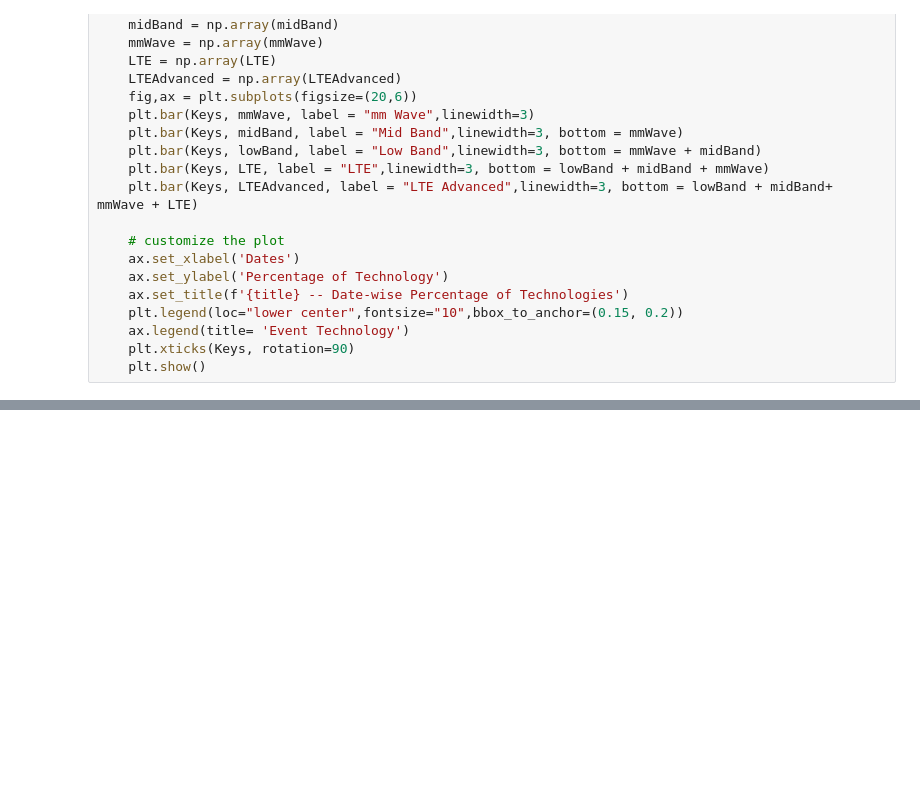
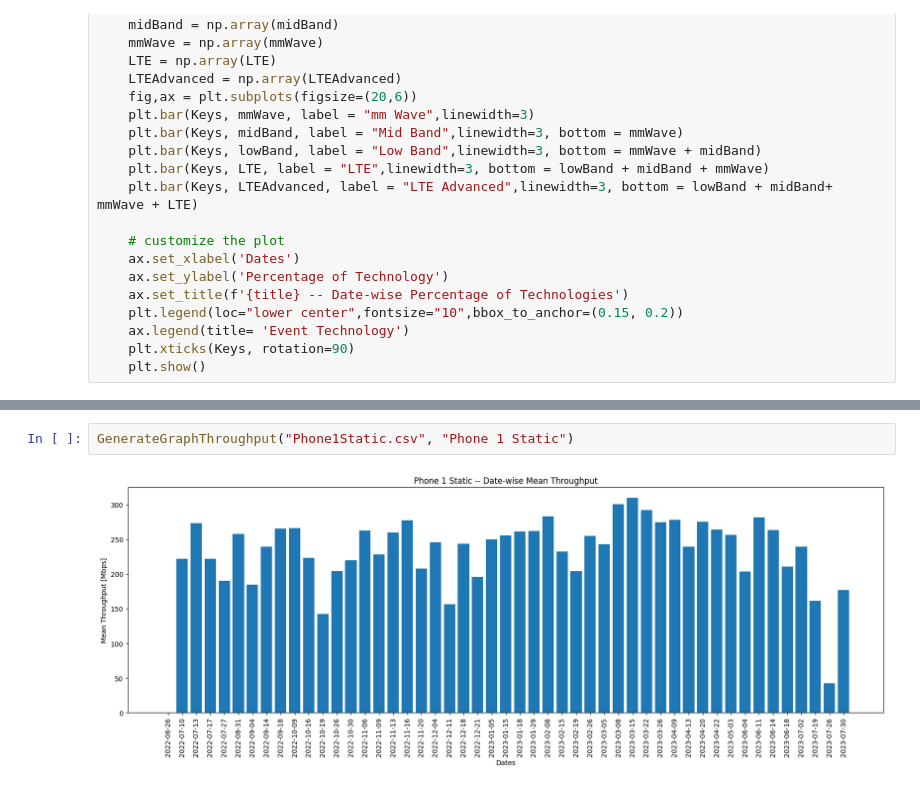
Before and after one commit to Bobeshwar/5gevolution, a Jupyter notebook: dataProcessing.ipynb, the cells around one changed output, grey strips where cells are left out. Saved outputs shown, nothing was run; the diff lists cells and outputs as text; blank space fills up the shorter version.

```diff
--- a/dataProcessing.ipynb
+++ b/dataProcessing.ipynb
@@ -152,0 +191,4 @@ GenerateGraph("Phone1Static.csv", "Phone 1 Static")
+# %%
+GenerateGraphThroughput("Phone1Static.csv", "Phone 1 Static")
+# %% [output]
+[figure, added]
```
Also changed, not shown: parts of 10 cells of this notebook.
